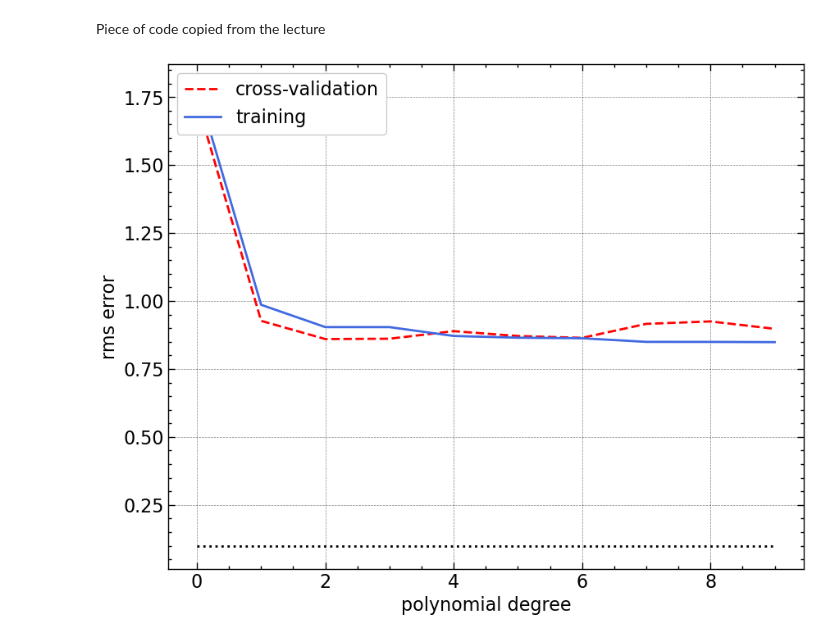
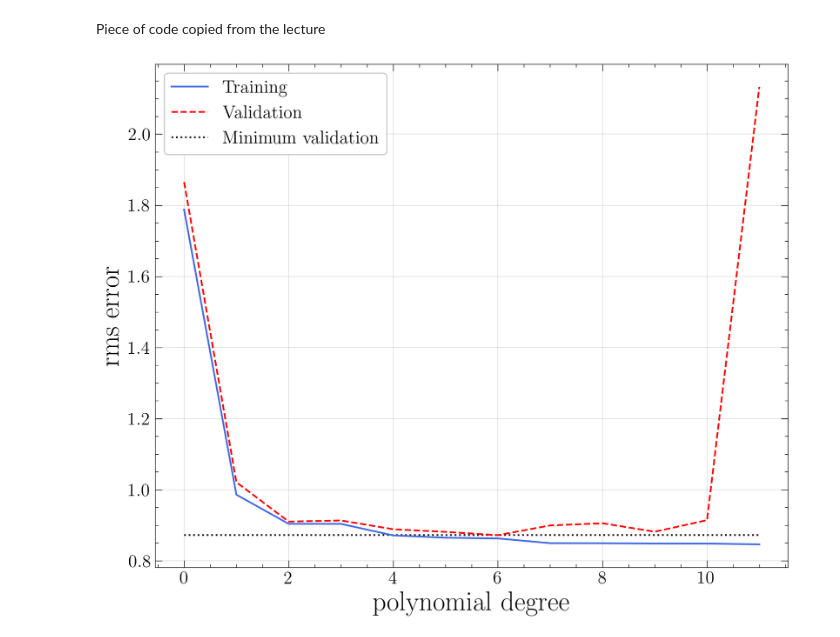
Before and after one commit to M-Bianchi/astrostatistics_bicocca_2024, a Jupyter notebook: working/W15_supernovae.ipynb, the cells around one changed output. Cells and saved outputs as stored; diff of their text form; code cells hidden in the pictures.

```diff
--- a/working/W15_supernovae.ipynb
+++ b/working/W15_supernovae.ipynb
@@ -1,14 +1,19 @@
 # %%
 import numpy as np
 import matplotlib.pyplot as plt
+from sklearn.model_selection import GridSearchCV
 from sklearn.linear_model import LinearRegression
 from astroML.linear_model import PolynomialRegression
-from sklearn.model_selection import GridSearchCV
+from astroML.linear_model import BasisFunctionRegression
+from astroML.linear_model import NadarayaWatson
+from sklearn.model_selection import learning_curve
 
 from IPython.display import display, Latex
 
-import scienceplots
-plt.style.use(['science', 'notebook', 'grid'])
+%matplotlib inline
+%config InlineBackend.figure_format='retina'
+#!pip install git+https://github.com/M-Bianchi/My_matplotlib_style
+plt.style.use('mystyle')
 # %% [output]
 WARNING (theano.tensor.blas): Using NumPy C-API based implementation for BLAS functions.
 # %% [markdown]
@@ -96,7 +101,7 @@ degree_array = np.arange(1, 9)
 
 plt.figure(figsize=(10,8))
 plt.title('Polynomial regression')
-plt.errorbar(z_sample, mu_sample, dmu, fmt='.k', ecolor='gray', lw=1, label='Data')
+plt.errorbar(z_sample, mu_sample, dmu, fmt='.k', ecolor='gray', lw=0.7, label='Data')
 plt.xlabel("z")
 plt.ylabel("$\mu$")
 
@@ -109,7 +114,7 @@ for degree in degree_array:
 
     y_pred = model.predict(x_dense[:, np.newaxis])
 
-    plt.plot(x_dense, y_pred, ls='--', lw=1.5, label=f'degree = {degree}', alpha=0.7)
+    plt.plot(x_dense, y_pred, label=f'd = {degree}', alpha=0.7)
 
 plt.ylim(36, 50)
 plt.legend(fontsize=12);
@@ -166,34 +172,29 @@ The answer of `GridSearchCV` (degree $=5$) is different from my guess (degree $=
 # %% [markdown]
 Piece of code copied from the lecture
 # %%
-x_cv, y_cv, y_cv_err = generate_mu_z(N, random_state=42)
+x_cv, y_cv, y_cv_err = generate_mu_z(N, random_state=1)
 
 #------------------------------------------------------------
 # Third figure: plot errors as a function of polynomial degree d
-d = np.arange(0, 10)
+d = np.arange(0, 12)
 training_err = np.zeros(d.shape)
 crossval_err = np.zeros(d.shape)
 
 fig = plt.figure(figsize=(10, 8))
 for i in range(len(d)):
-    #p = np.polyfit(x, y, d[i])
     model = PolynomialRegression(d[i])
     model.fit(z_sample[:, np.newaxis], mu_sample)
     p = np.flip(model.coef_)
     training_err[i] = np.sqrt(np.sum((np.polyval(p, z_sample) - mu_sample)**2) / len(mu_sample))
     crossval_err[i] = np.sqrt(np.sum((np.polyval(p, x_cv) - y_cv)**2) / len(y_cv))
 
-plt.plot(d, crossval_err, ls='--', color='red', label='cross-validation')
-plt.plot(d, training_err, color='royalblue', label='training')
-plt.plot(d, 0.1 * np.ones(d.shape), ':k')
-
-#plt.xlim(0, 14)
-#plt.ylim(0, 0.8)
-
+plt.plot(d, training_err, color='royalblue', label='Training')
+plt.plot(d, crossval_err, ls='--', color='red', label='Validation')
+plt.plot(d, np.min(crossval_err)*np.ones(len(d)), ':k', zorder=0, label='Minimum validation')
 plt.xlabel('polynomial degree')
 plt.ylabel('rms error')
 plt.legend(loc=2)
 
 plt.show()
 # %% [output]
-[figure, old version]
+[figure, new version]
```
Also changed, not shown: parts of 16 cells of this notebook, 4 other files.
